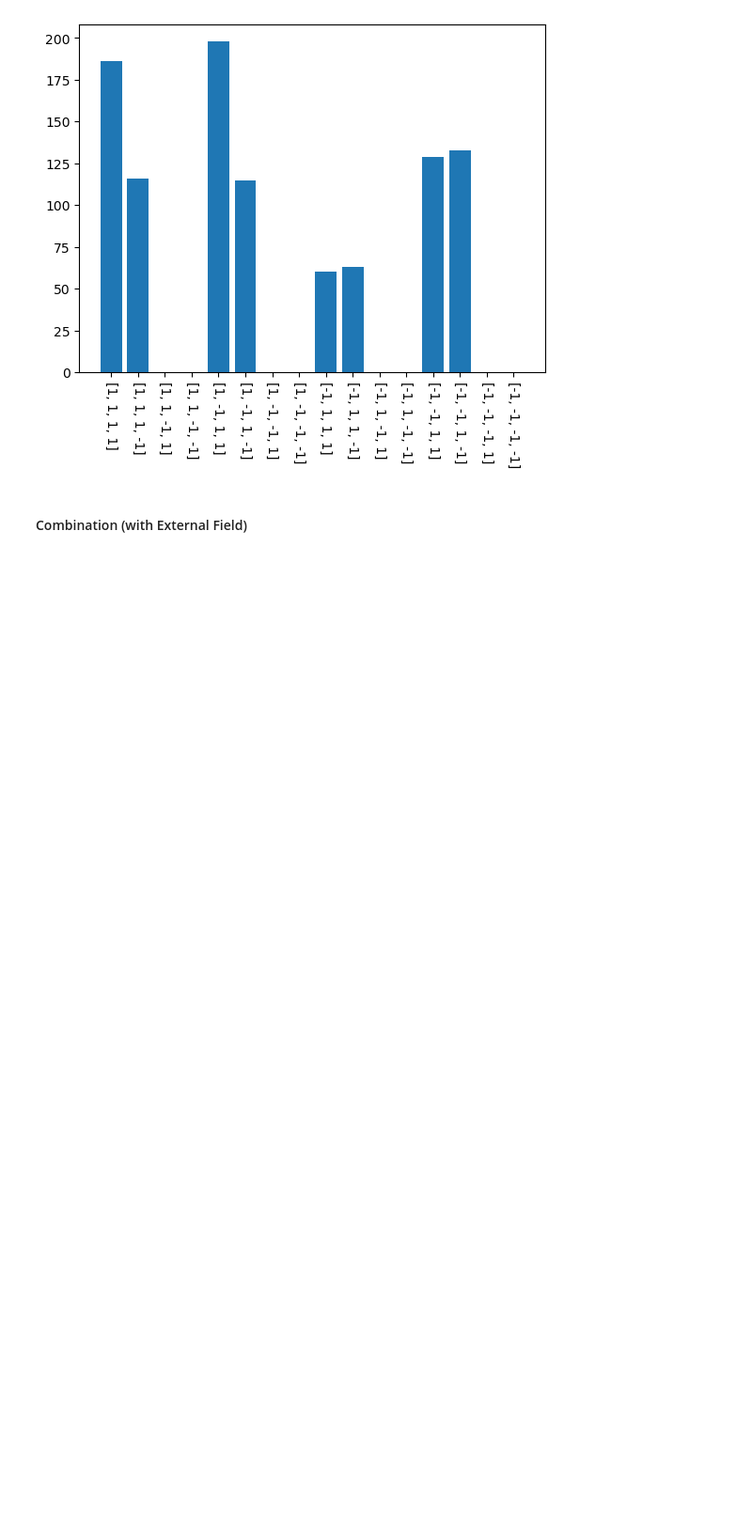
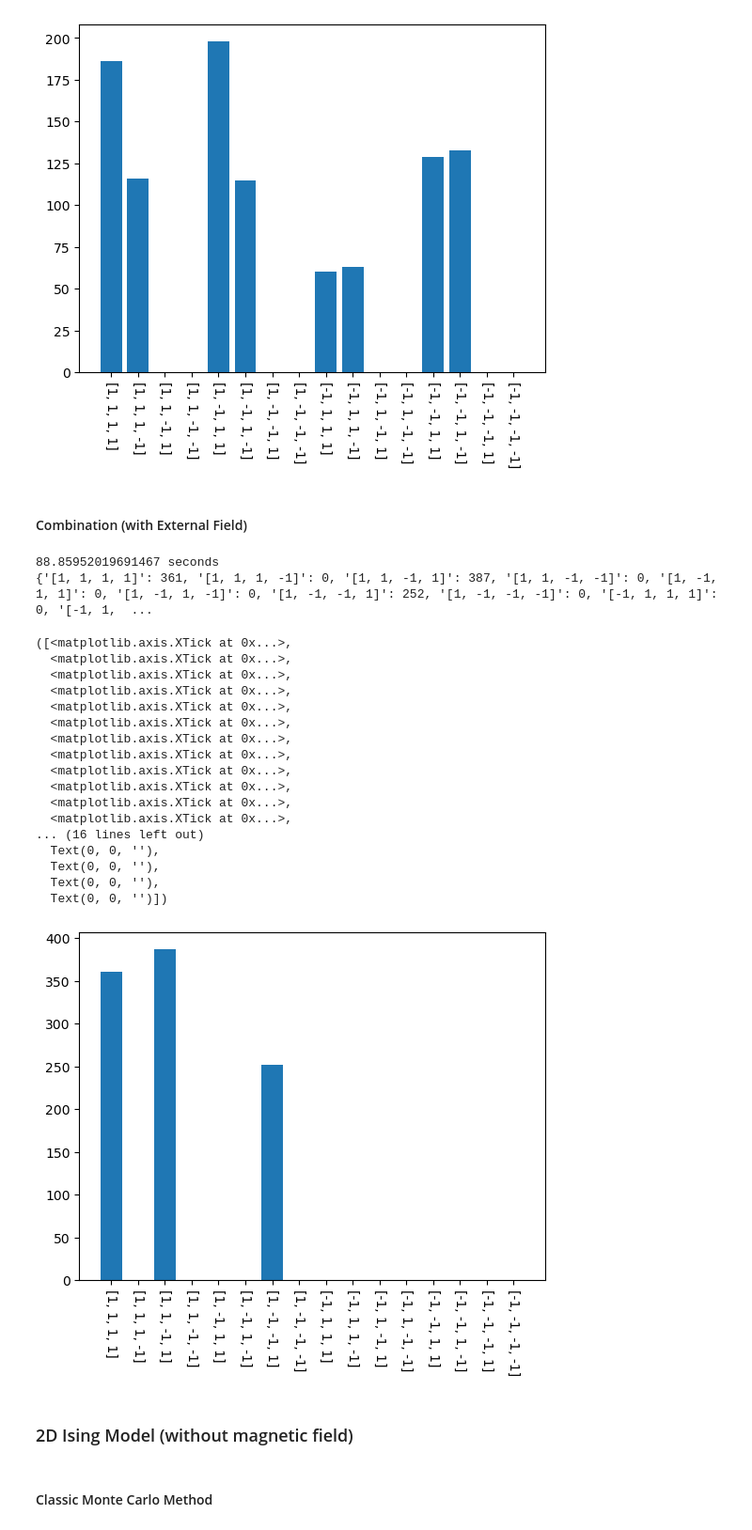
Before and after one commit to ZihanLi26/20041DIsing, a Jupyter notebook: 20041D Ising Code.ipynb, the cells around one changed output. Shown at 94% size. Saved outputs shown, nothing was run; the diff lists cells and outputs as text; code cells hidden in the pictures; blank space fills up the shorter version.

```diff
--- a/20041D Ising Code.ipynb
+++ b/20041D Ising Code.ipynb
@@ -137,7 +137,7 @@ dyct = {'[1, 1, 1, 1]':0, '[1, 1, 1, -1]':0, '[1, 1, -1, 1]':0, '[1, 1, -1, -1]'
 start = time()
 for j in range(1000):
 
-    spins = [1, 1, 1, 1]
+    spins = [1, 1, 1, 1, 1]
 
     for i in range (1000):
         index = random.randint(0, N-1)
@@ -1809,7 +1792,7 @@ dyct = {'[1, 1, 1, 1]':0, '[1, 1, 1, -1]':0, '[1, 1, -1, 1]':0, '[1, 1, -1, -1]'
 
 # Set Parameters
 # Parameters are set so that the possibility of each flip is 0.5
-J = -0.25 * np.log(0.5) - 0.1 # Coupling Strength
+J = -0.25 * np.log(0.5) # Coupling Strength
 T = 1 # Temperature
 B = -0.5 * np.log(0.5) # Magnitude of Magnetic field
 
@@ -1817,9 +1800,9 @@ B = -0.5 * np.log(0.5) # Magnitude of Magnetic field
 trialnumbers = 1000
 
 # Initialized Spins
-inispins = [1, 1, -1, 1]
+inispins = [-1, 1, 1, -1]
 
-if B = np.abs(2J):
+if B == np.abs(2 * J):
     q = QuantumRegister(7)
     c = ClassicalRegister(1)
     qc = QuantumCircuit(q, c)
@@ -1833,7 +1816,7 @@ if B = np.abs(2J):
                 iA_Bequaln2J(branchloop)
             dyct[str(spins)] = dyct[str(spins)] + 1
 
-    else if B == (2 * J):
+    elif B == (2 * J):
         P1 = np.exp(-((2 * B)) / T)
         P2 = np.exp(-((4 * J + 2* B) / T))
         for totalloop in range(trialnumbers):
@@ -1854,35 +1837,60 @@ else:
             for branchloop in range(len(spins)):
                 iA_Bsmallern2J(branchloop)
             dyct[str(spins)] = dyct[str(spins)] + 1
-    else if B > (-2 * J) and B < 0:
+    elif B > (-2 * J) and B < 0:
         P1 = np.exp(-((4 * J + 2* B) / T))
         P2 = np.exp(-((4 * J - 2* B) / T))
         P3 = np.exp(-((-2 * B)/ T))
         for totalloop in range(trialnumbers):
             spins = inispins.copy()
             for branchloop in range(len(spins)):
                 iA_Blargern2J(branchloop)
             dyct[str(spins)] = dyct[str(spins)] + 1
-    else if B < (2 * J) and B > 0:
+    elif B < (2 * J) and B > 0:
         P1 = np.exp(-((4 * J + 2* B) / T))
         P2 = np.exp(-((4 * J - 2* B) / T))
         P3 = np.exp(-((2 * B)/ T))
         for totalloop in range(trialnumbers):
             spins = inispins.copy()
             for branchloop in range(len(spins)):
                 iA_Bsmallerp2J(branchloop)
             dyct[str(spins)] = dyct[str(spins)] + 1
-    else if B > (2 * J):
+    elif B > (2 * J):
         P1 = np.exp(-((4 * J + 2* B) / T))
         P2 = np.exp(-((-4 * J + 2* B) / T))
         P3 = np.exp(-((2 * B)) / T)
         for totalloop in range(trialnumbers):
             spins = inispins.copy()
             for branchloop in range(len(spins)):
                 iA_Blargerp2J(branchloop)
             dyct[str(spins)] = dyct[str(spins)] + 1
 
 print(float(time() - start), 'seconds')
 print(dyct)
 plt.bar(dyct.keys(), dyct.values())
 plt.xticks(ticks = list(dyct.keys()), rotation = 270)
+# %% [output]
+88.85952019691467 seconds
+{'[1, 1, 1, 1]': 361, '[1, 1, 1, -1]': 0, '[1, 1, -1, 1]': 387, '[1, 1, -1, -1]': 0, '[1, -1, 1, 1]': 0, '[1, -1, 1, -1]': 0, '[1, -1, -1, 1]': 252, '[1, -1, -1, -1]': 0, '[-1, 1, 1, 1]': 0, '[-1, 1,  ...
+([<matplotlib.axis.XTick at 0x...>,
+  <matplotlib.axis.XTick at 0x...>,
+  <matplotlib.axis.XTick at 0x...>,
+  <matplotlib.axis.XTick at 0x...>,
+  <matplotlib.axis.XTick at 0x...>,
+  <matplotlib.axis.XTick at 0x...>,
+  <matplotlib.axis.XTick at 0x...>,
+  <matplotlib.axis.XTick at 0x...>,
+  <matplotlib.axis.XTick at 0x...>,
+  <matplotlib.axis.XTick at 0x...>,
+  <matplotlib.axis.XTick at 0x...>,
+  <matplotlib.axis.XTick at 0x...>,
+... (16 lines left out)
+  Text(0, 0, ''),
+  Text(0, 0, ''),
+  Text(0, 0, ''),
+  Text(0, 0, '')])
+[figure, added]
+# %% [markdown]
+### 2D Ising Model (without magnetic field)
+# %% [markdown]
+#### Classic Monte Carlo Method
```
Also changed, not shown: parts of 19 cells of this notebook.
